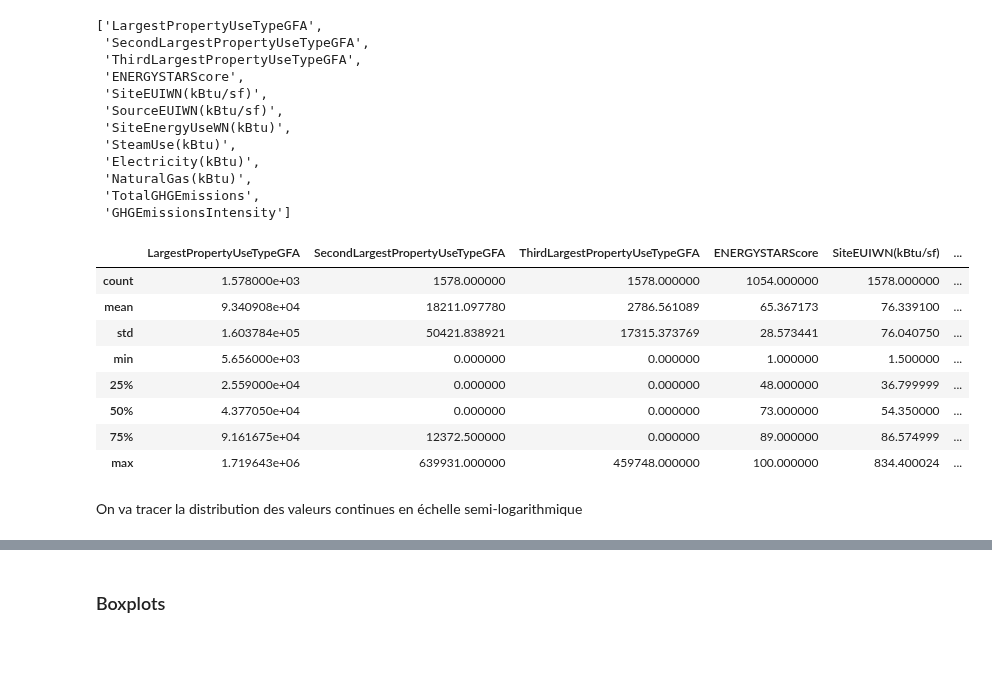
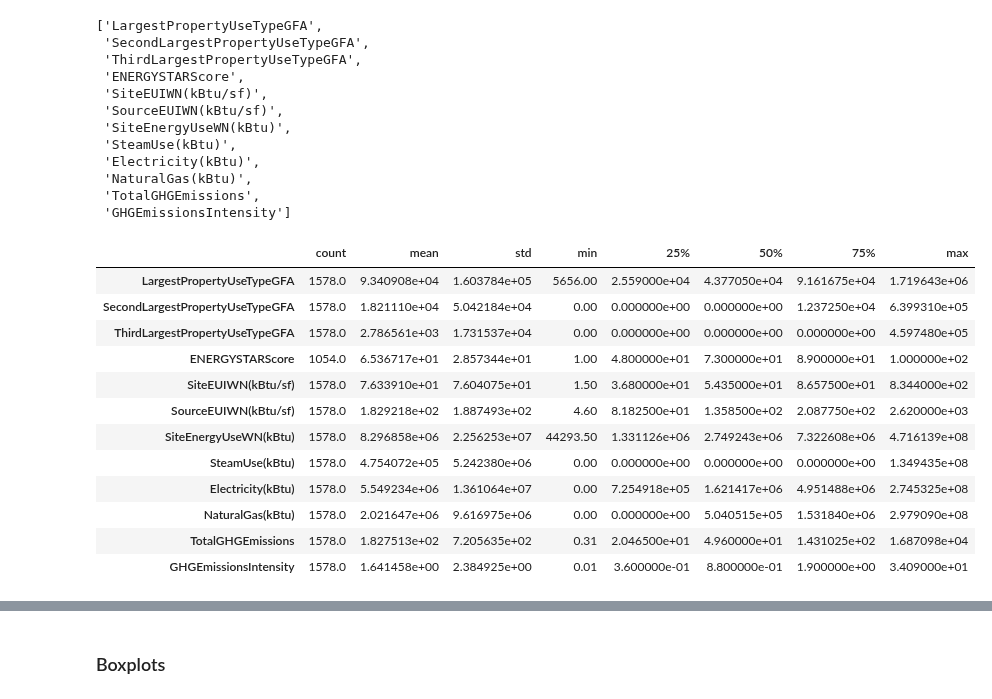
Before and after one commit to gabriel1628/Formation-Data-Scientist-OC, a Jupyter notebook: Projet 4 Anticipez les besoins en consommation de batiments/Chehade_Gabriel_1_notebook_exploratoire_072022.ipynb, the cells around one changed output, grey strips where cells are left out. Saved outputs shown, nothing was run; the diff lists cells and outputs as text; code cells hidden in the pictures; blank space fills up the shorter version.

```diff
--- a/Projet 4 Anticipez les besoins en consommation de batiments/Chehade_Gabriel_1_notebook_exploratoire_072022.ipynb
+++ b/Projet 4 Anticipez les besoins en consommation de batiments/Chehade_Gabriel_1_notebook_exploratoire_072022.ipynb
@@ -408,10 +422,10 @@ Index(['OSEBuildingID', 'BuildingType', 'PrimaryPropertyType', 'PropertyName',
        'GHGEmissionsIntensity'],
       dtype='object')
 # %%
-drop_columns = ['OSEBuildingID', 'BuildingType', 'PrimaryPropertyType', 'PropertyName',
+drop_columns = ['OSEBuildingID', 'PropertyName',
                 'Address', 'TaxParcelIdentificationNumber',
-                'Latitude', 'Longitude', 'NumberofBuildings', 'PropertyGFATotal',
-                'PropertyGFAParking', 'PropertyGFABuilding(s)', 'ListOfAllPropertyUseTypes',
+                'Latitude', 'Longitude',
+                'PropertyGFAParking', 'ListOfAllPropertyUseTypes',
                 'DefaultData', 'ComplianceStatus']
 df = df.drop(columns=drop_columns)
 df.shape
@@ -476 +505,3 @@ sns.scatterplot(x=targets_norm[0], y=targets_norm[1], data=df);
+# %%
+df['NumberofBuildings'] = df['NumberofBuildings'].astype('int')
 # %% [markdown]
@@ -492,16 +523,18 @@ list(df.select_dtypes('float'))
  'TotalGHGEmissions',
  'GHGEmissionsIntensity']
 # %%
-df.select_dtypes('float').describe()
+df.select_dtypes('float').describe().T
 # %% [output]
-|  | LargestPropertyUseTypeGFA | SecondLargestPropertyUseTypeGFA | ThirdLargestPropertyUseTypeGFA | ENERGYSTARScore | SiteEUIWN(kBtu/sf) | ... |
-| count | 1.578000e+03 | 1578.000000 | 1578.000000 | 1054.000000 | 1578.000000 | ... |
-| mean | 9.340908e+04 | 18211.097780 | 2786.561089 | 65.367173 | 76.339100 | ... |
-| std | 1.603784e+05 | 50421.838921 | 17315.373769 | 28.573441 | 76.040750 | ... |
-| min | 5.656000e+03 | 0.000000 | 0.000000 | 1.000000 | 1.500000 | ... |
-| 25% | 2.559000e+04 | 0.000000 | 0.000000 | 48.000000 | 36.799999 | ... |
-| 50% | 4.377050e+04 | 0.000000 | 0.000000 | 73.000000 | 54.350000 | ... |
-| 75% | 9.161675e+04 | 12372.500000 | 0.000000 | 89.000000 | 86.574999 | ... |
-| max | 1.719643e+06 | 639931.000000 | 459748.000000 | 100.000000 | 834.400024 | ... |
+|  | count | mean | std | min | 25% | 50% | 75% | max |
+| LargestPropertyUseTypeGFA | 1578.0 | 9.340908e+04 | 1.603784e+05 | 5656.00 | 2.559000e+04 | 4.377050e+04 | 9.161675e+04 | 1.719643e+06 |
+| SecondLargestPropertyUseTypeGFA | 1578.0 | 1.821110e+04 | 5.042184e+04 | 0.00 | 0.000000e+00 | 0.000000e+00 | 1.237250e+04 | 6.399310e+05 |
+| ThirdLargestPropertyUseTypeGFA | 1578.0 | 2.786561e+03 | 1.731537e+04 | 0.00 | 0.000000e+00 | 0.000000e+00 | 0.000000e+00 | 4.597480e+05 |
+| ENERGYSTARScore | 1054.0 | 6.536717e+01 | 2.857344e+01 | 1.00 | 4.800000e+01 | 7.300000e+01 | 8.900000e+01 | 1.000000e+02 |
+| SiteEUIWN(kBtu/sf) | 1578.0 | 7.633910e+01 | 7.604075e+01 | 1.50 | 3.680000e+01 | 5.435000e+01 | 8.657500e+01 | 8.344000e+02 |
+| SourceEUIWN(kBtu/sf) | 1578.0 | 1.829218e+02 | 1.887493e+02 | 4.60 | 8.182500e+01 | 1.358500e+02 | 2.087750e+02 | 2.620000e+03 |
+| SiteEnergyUseWN(kBtu) | 1578.0 | 8.296858e+06 | 2.256253e+07 | 44293.50 | 1.331126e+06 | 2.749243e+06 | 7.322608e+06 | 4.716139e+08 |
+| SteamUse(kBtu) | 1578.0 | 4.754072e+05 | 5.242380e+06 | 0.00 | 0.000000e+00 | 0.000000e+00 | 0.000000e+00 | 1.349435e+08 |
+| Electricity(kBtu) | 1578.0 | 5.549234e+06 | 1.361064e+07 | 0.00 | 7.254918e+05 | 1.621417e+06 | 4.951488e+06 | 2.745325e+08 |
+| NaturalGas(kBtu) | 1578.0 | 2.021647e+06 | 9.616975e+06 | 0.00 | 0.000000e+00 | 5.040515e+05 | 1.531840e+06 | 2.979090e+08 |
+| TotalGHGEmissions | 1578.0 | 1.827513e+02 | 7.205635e+02 | 0.31 | 2.046500e+01 | 4.960000e+01 | 1.431025e+02 | 1.687098e+04 |
+| GHGEmissionsIntensity | 1578.0 | 1.641458e+00 | 2.384925e+00 | 0.01 | 3.600000e-01 | 8.800000e-01 | 1.900000e+00 | 3.409000e+01 |
-# %% [markdown]
-On va tracer la distribution des valeurs continues en échelle semi-logarithmique
```
Also changed, not shown: parts of 58 cells of this notebook.
